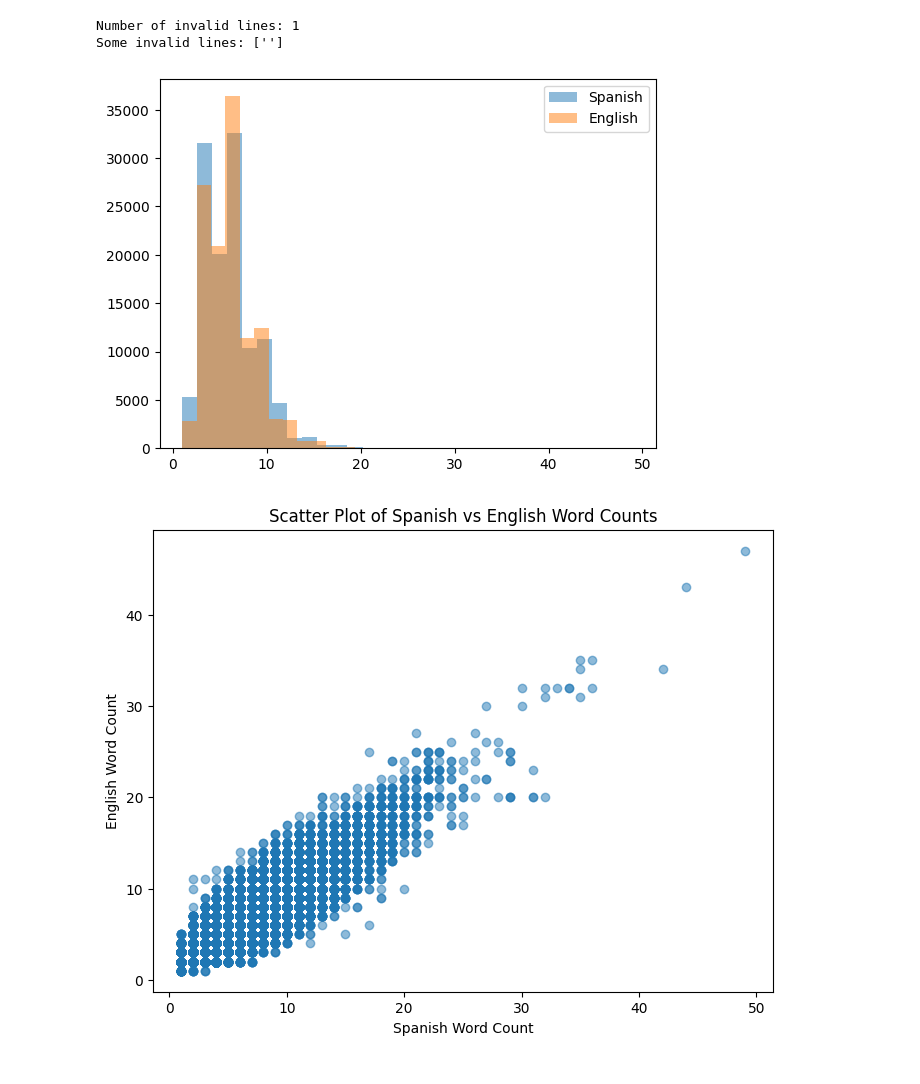
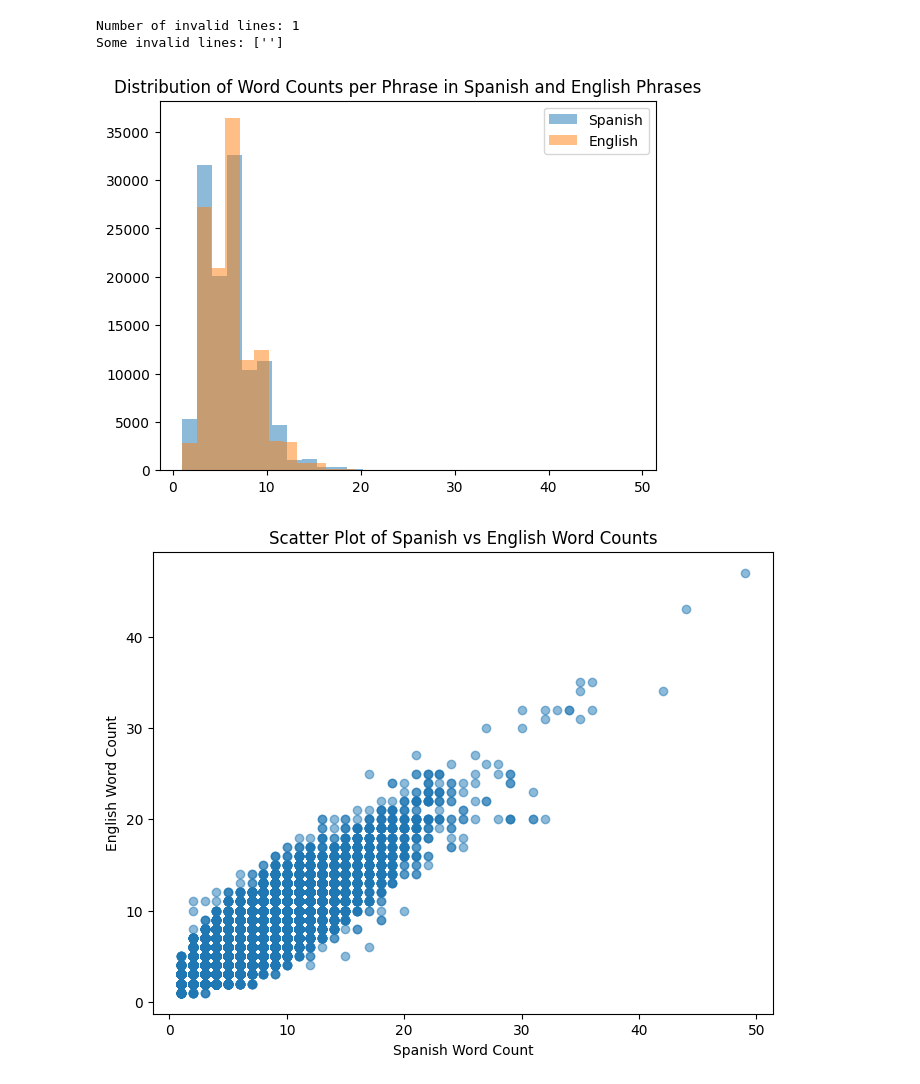
Before and after one commit to zkhechadoorian/Spanish_and_Portuguese_Translator, a Jupyter notebook: 1_nmt_translation/nmt_with_attention.ipynb, the cells around one changed output. Cells and saved outputs as stored; diff of their text form; code cells hidden in the pictures.

```diff
--- a/1_nmt_translation/nmt_with_attention.ipynb
+++ b/1_nmt_translation/nmt_with_attention.ipynb
@@ -272,13 +272,14 @@ english_phrases = [line.split('\t')[0] for line in context_raw]
 # %%
 # distribution of word count
 spanish_word_counts = [len(phrase.split()) for phrase in spanish_phrases]
 english_word_counts = [len(phrase.split()) for phrase in english_phrases]
 plt.hist(spanish_word_counts, bins=30, alpha=0.5, label='Spanish')
 plt.hist(english_word_counts, bins=30, alpha=0.5, label='English')
 plt.legend()
+plt.title('Distribution of Word Counts per Phrase in Spanish and English Phrases')
 plt.savefig("assets/word_count_distribution.png")
 # %% [output]
-[figure, old version]
+[figure, new version]
 # %%
 # scatter plot of word counts
 plt.figure(figsize=(8, 6))
```
Also changed, not shown: parts of 67 cells of this notebook, 26 other files.
